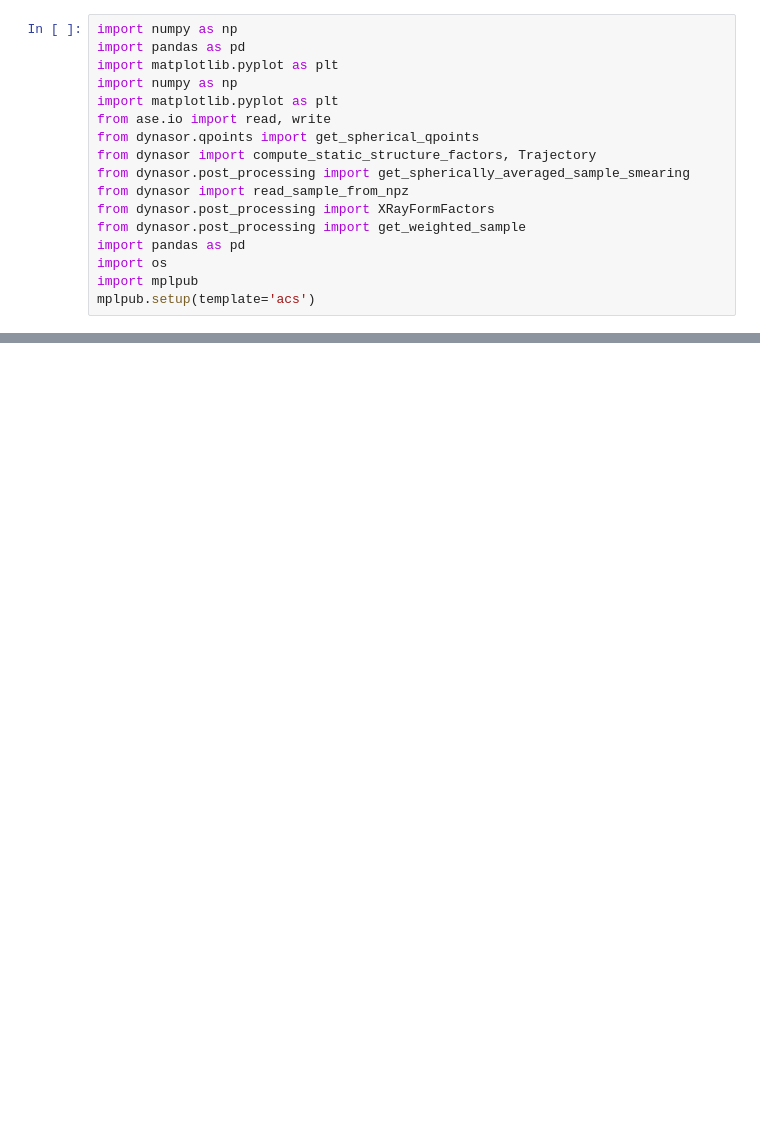
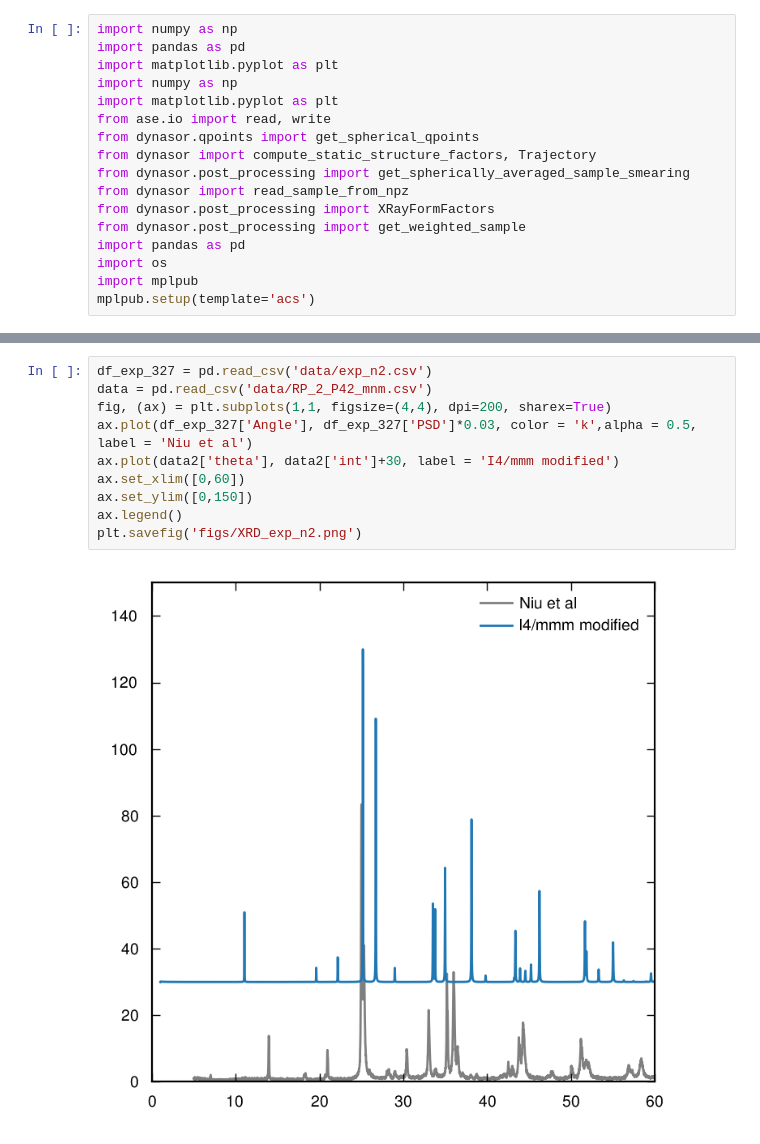
Before and after one commit to NU-CEM/2025_RP_phases, a Jupyter notebook: SI_fig_XRD.ipynb, the cells around one changed output, grey strips where cells are left out. Cells and saved outputs as stored; diff of their text form; blank space fills up the shorter version.

```diff
--- a/SI_fig_XRD.ipynb
+++ b/SI_fig_XRD.ipynb
@@ -34,2 +34,14 @@ plt.savefig('figs/XRD_exp.png')
 # %% [output]
 [figure]
+# %%
+df_exp_327 = pd.read_csv('data/exp_n2.csv')
+data = pd.read_csv('data/RP_2_P42_mnm.csv')
+fig, (ax) = plt.subplots(1,1, figsize=(4,4), dpi=200, sharex=True)
+ax.plot(df_exp_327['Angle'], df_exp_327['PSD']*0.03, color = 'k',alpha = 0.5, label = 'Niu et al')
+ax.plot(data2['theta'], data2['int']+30, label = 'I4/mmm modified')
+ax.set_xlim([0,60])
+ax.set_ylim([0,150])
+ax.legend()
+plt.savefig('figs/XRD_exp_n2.png')
+# %% [output]
+[figure, added]
```
Also changed, not shown: parts of 1 cell of this notebook, 9 other files.
